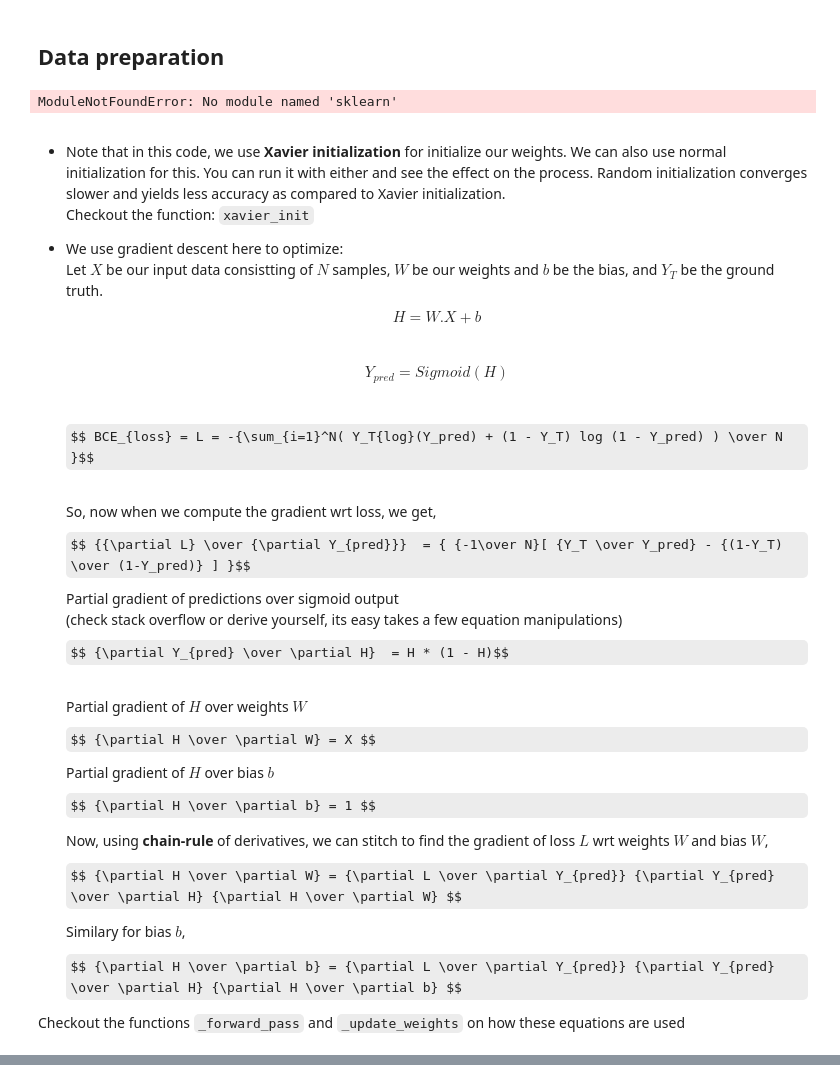
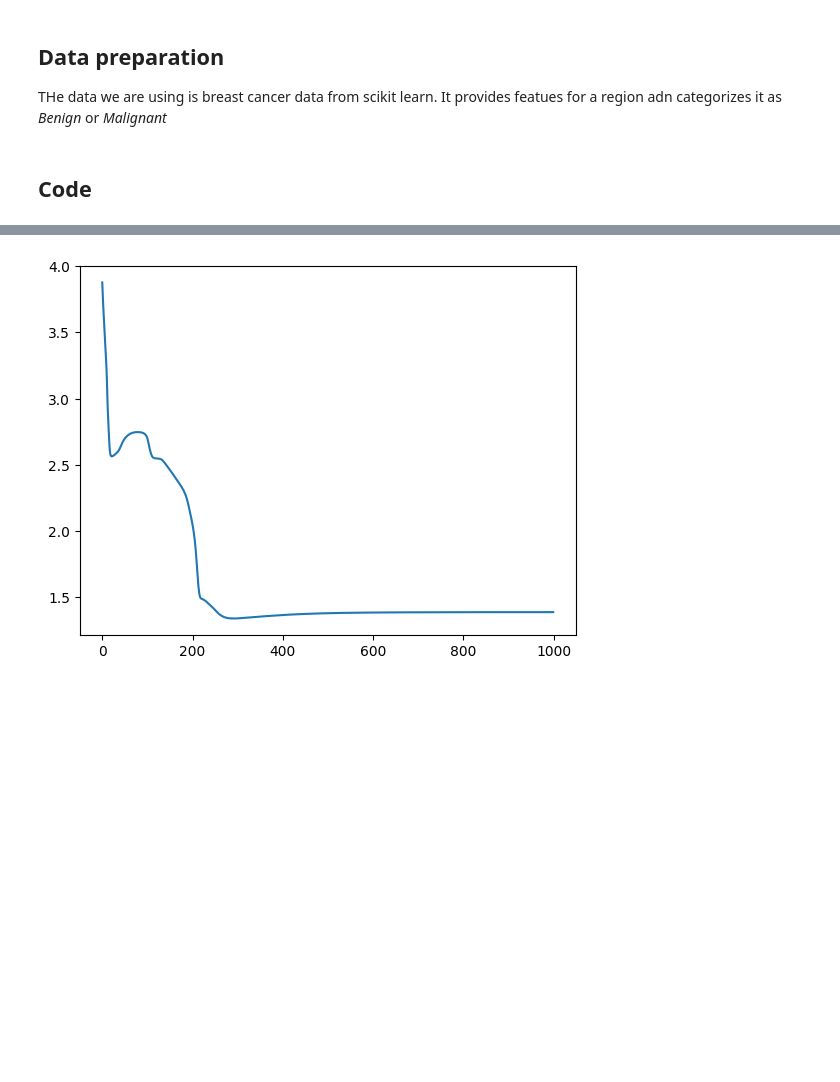
Before and after one commit to ayush-sharma-umass/interview-prep, a Jupyter notebook: notebooks/ml_first_principles/supervised_algorithms/logistic_regression.ipynb, the cells around one changed output, grey strips where cells are left out. Drawn from its saved outputs; the diff is of its cells as text; code cells hidden in the pictures; some formulas as TeX source; blank space fills up the shorter version.

```diff
--- a/notebooks/ml_first_principles/supervised_algorithms/logistic_regression.ipynb
+++ b/notebooks/ml_first_principles/supervised_algorithms/logistic_regression.ipynb
@@ -69,5 +152,8 @@ The Sigmoid function takes an unbounded real value and maps it to a real value b
 # %% [markdown]
-## Data preparation
+## Data preparation <a class="anchor" id="3.2"></a>
+
+THe data we are using is breast cancer data from scikit learn.
+It provides featues for a region adn categorizes it as *Benign* or *Malignant*
 # %%
 from sklearn.datasets import load_breast_cancer
 from sklearn.linear_model import LogisticRegression
@@ -78,36 +164,9 @@ from sklearn.metrics import accuracy_score
 data = load_breast_cancer()
 
 # split data into training and test sets
-X_train, X_test, y_train, y_test = train_test_split(data.data, data.target, test_size=0.2, random_state=42)
+X_train, X_test, Y_train, Y_test = train_test_split(data.data, data.target, test_size=0.2, random_state=42)
-# %% [output]
-ModuleNotFoundError: No module named 'sklearn'
 # %% [markdown]
-* Note that in this code, we use **Xavier initialization** for initialize our weights. We can also use normal initialization for this. You can run it with either and see the effect on the process. Random initialization converges slower and yields less accuracy as compared to Xavier initialization. <br>
- Checkout the function: `xavier_init`
- * We use gradient descent here to optimize: <br>
-   Let $X$ be our input data consistting of $N$ samples, $W$ be our weights and $b$ be the bias, and $Y_T$ be the ground truth. <br>
-   $$ H = W.X + b $$ <br>
-   $$ Y_{pred} = Sigmoid(H) $$  <br>
-   $$ BCE_{loss} = L = -{\sum_{i=1}^N( Y_T{log}(Y_pred) + (1 - Y_T) log (1 - Y_pred) ) \over N }$$ <br>
-   So, now when we compute the gradient wrt loss, we get,
-   $$ {{\partial L} \over {\partial Y_{pred}}}  = { {-1\over N}[ {Y_T \over Y_pred} - {(1-Y_T) \over (1-Y_pred)} ] }$$
-   Partial gradient of predictions over sigmoid output<br>
-   (check stack overflow or derive yourself, its easy takes a few equation manipulations)
-   $$ {\partial Y_{pred} \over \partial H}  = H * (1 - H)$$ <br>
-   Partial gradient of $H$ over weights $W$
-   $$ {\partial H \over \partial W} = X $$
-   Partial gradient of $H$ over bias $b$
-   $$ {\partial H \over \partial b} = 1 $$
-
-   Now, using **chain-rule** of derivatives, we can stitch to find the gradient of loss $L$ wrt weights $W$ and bias $W$,
-
-   $$ {\partial H \over \partial W} = {\partial L \over \partial Y_{pred}} {\partial Y_{pred} \over \partial H} {\partial H \over \partial W} $$
-
-   Similary for bias $b$,
-
-   $$ {\partial H \over \partial b} = {\partial L \over \partial Y_{pred}} {\partial Y_{pred} \over \partial H} {\partial H \over \partial b} $$
-
- Checkout the functions `_forward_pass` and `_update_weights` on how these equations are used
+## Code <a class="anchor" id="3.3"></a>
 # %%
 class BinaryLogisticRegression:
 
@@ -228,4 +282,6 @@ class BinaryLogisticRegression:
 # %%
-blr = BinaryLogisticRegression(lr=1e-3, niter=10000, lambda_reg=0.5)
-blr.fit(X_train, Y_train)
+blr = BinaryLogisticRegression(lr=1e-3, niter=1000, lambda_reg=0.)
+loss = blr.fit(X_train, Y_train, init_wt='random')
+
+plt.plot(loss)
 # %% [output]
@@ -252,3 +289,4 @@ iter: 9501 --> Loss: 83.90976880615658
+[figure, added]
 # %%
 Ypred = blr.predict(X_test, Y_test)
 # %% [output]
```
Also changed, not shown: parts of 43 cells of this notebook, 2 other files.
